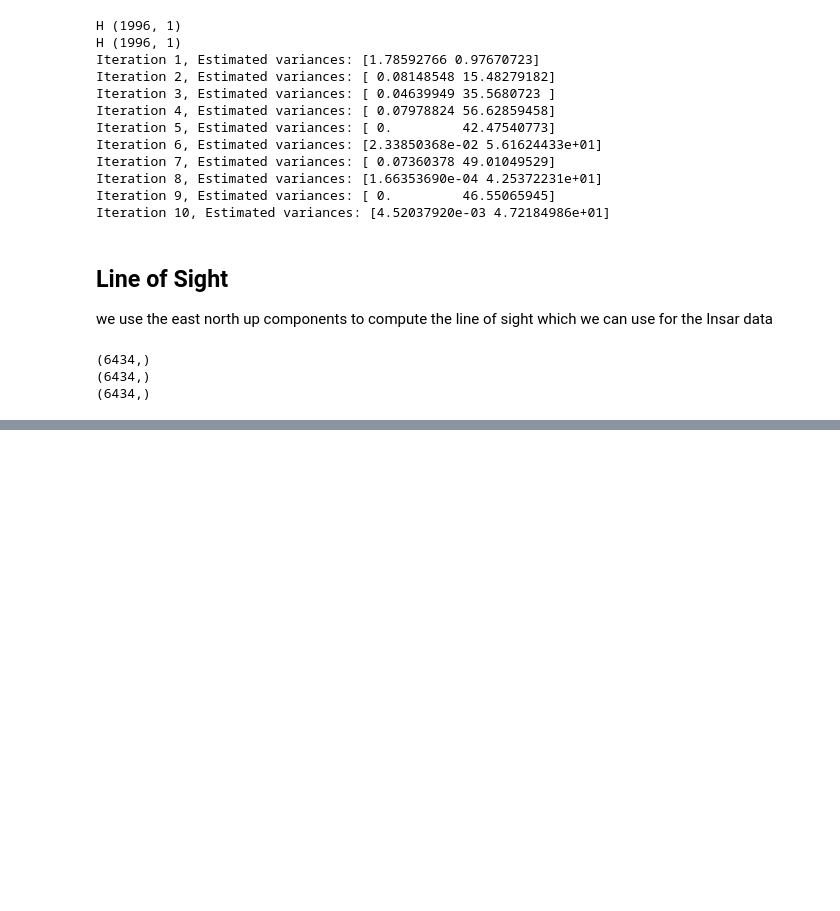
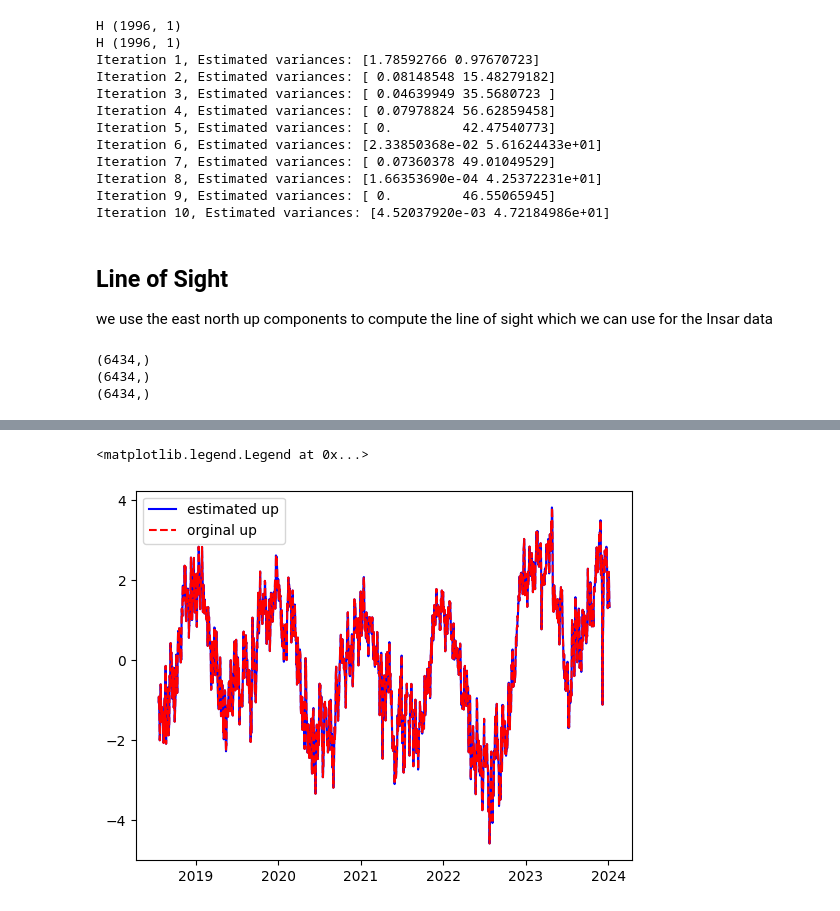
Before and after one commit to ICSlingerland/Groningen-Deformation-lab, a Jupyter notebook: stmread.ipynb, the cells around one changed output, grey strips where cells are left out. Saved outputs shown, nothing was run; the diff lists cells and outputs as text; code cells hidden in the pictures; blank space fills up the shorter version.

Commit message:
edit line of sight

```diff
--- a/stmread.ipynb
+++ b/stmread.ipynb
@@ -917,0 +918,26 @@ Text(0.5, 1.0, 'Line of sight [from GNSS station RDN1]')
+# %%
+def get_vertical(lof, omega, alpha_d, d_e, d_n):
+    """
+    Computes the vertical deformation.
+
+    Parameters:
+    lof (float): The line-of-sight deformation.
+    omega (float): The incidence angle (in radians).
+    alpha_d (float): The angle between the north and the range (in radians).
+    d_e (float): The deformation component for east deformation.
+    d_n (float): The deformation component for north deformation.
+
+    Returns:
+    float: The vertical deformation.
+    """
+    return (lof - (d_e* np.sin(omega) * np.sin(alpha_d)) - (d_n*np.sin(omega) * np.cos(alpha_d))) / np.cos(omega)
+
+
+vertical = get_vertical(lof, np.radians(43.11), np.radians(260.70), eastdisplacements, northdisplacements)
+# %%
+plt.plot(epochDyear, vertical, 'b' , label='estimated up')
+plt.plot(epochDyear, updisplacements, 'r--', label='orginal up')
+plt.legend()
+# %% [output]
+<matplotlib.legend.Legend at 0x...>
+[figure, added]
```
Also changed, not shown: parts of 3 cells of this notebook.
